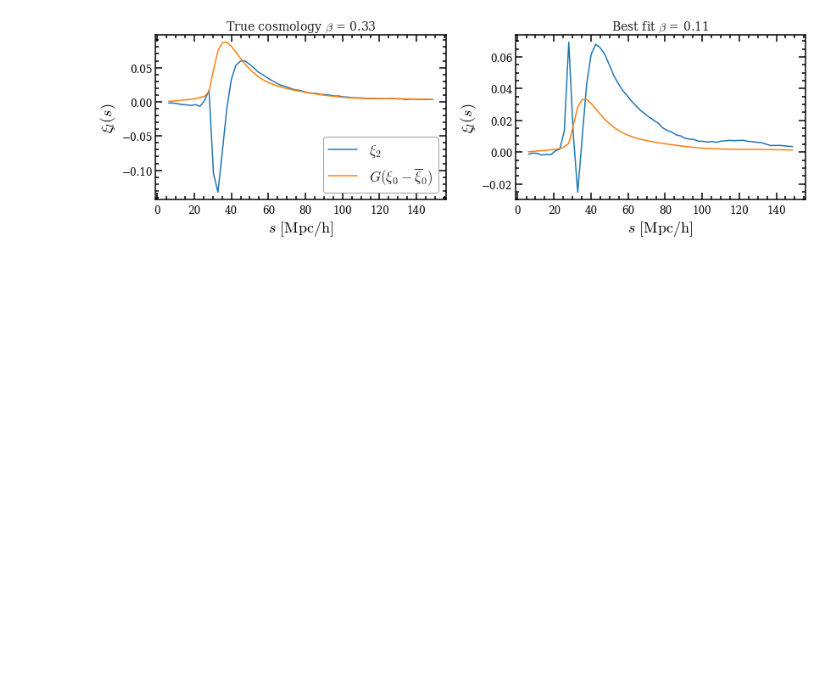
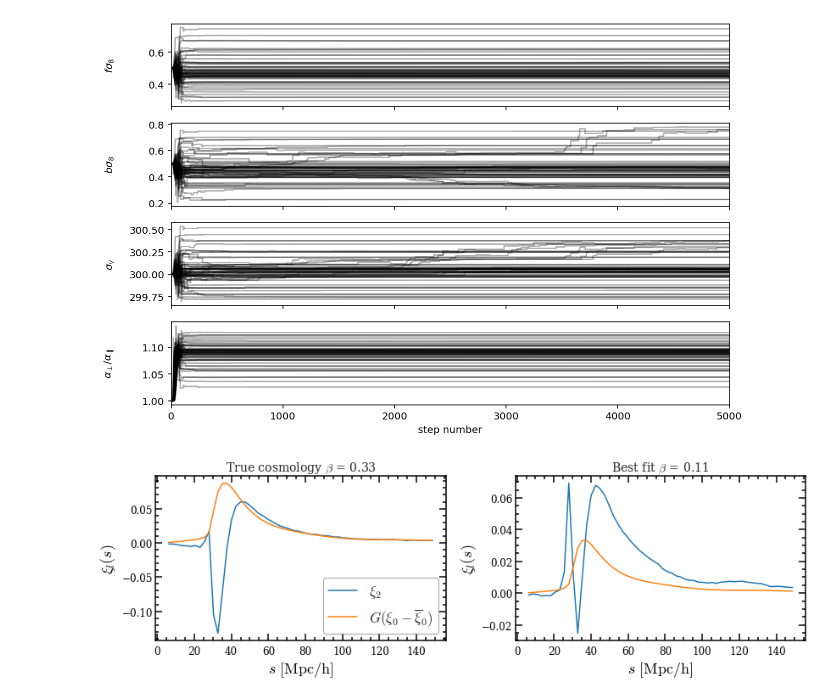
Before and after one commit to epaillas/old_VoidFinder, a Jupyter notebook: plot_mcmc.ipynb, the cells around one changed output. Saved outputs shown, nothing was run; the diff lists cells and outputs as text; code cells hidden in the pictures; blank space fills up the shorter version.

```diff
--- a/plot_mcmc.ipynb
+++ b/plot_mcmc.ipynb
@@ -97,3 +100,19 @@ Saving corner: /Volumes/BlackIce/eboss/Galaxies_HOD_z0.57_Real_Redshift.SVF_rece
+# %%
+ndim=4
+fig, axes = plt.subplots(ndim, figsize=(10, 7), sharex=True)
+samples = reader.get_chain()
+labels=[r"$f \sigma_8$", r"$b \sigma_8$", r"$\sigma_v$",
+        r"$\alpha_{\perp} / \alpha_{\parallel}$"]
+for i in range(ndim):
+    ax = axes[i]
+    ax.plot(samples[:, :, i], "k", alpha=0.3)
+    ax.set_xlim(0, len(samples))
+    ax.set_ylabel(labels[i])
+    ax.yaxis.set_label_coords(-0.1, 0.5)
+
+axes[-1].set_xlabel("step number");
+# %% [output]
+[figure, added]
 # %%
 %matplotlib inline
 plt.style.use('enrique')
```
Also changed, not shown: parts of 4 cells of this notebook, 1 other file.
